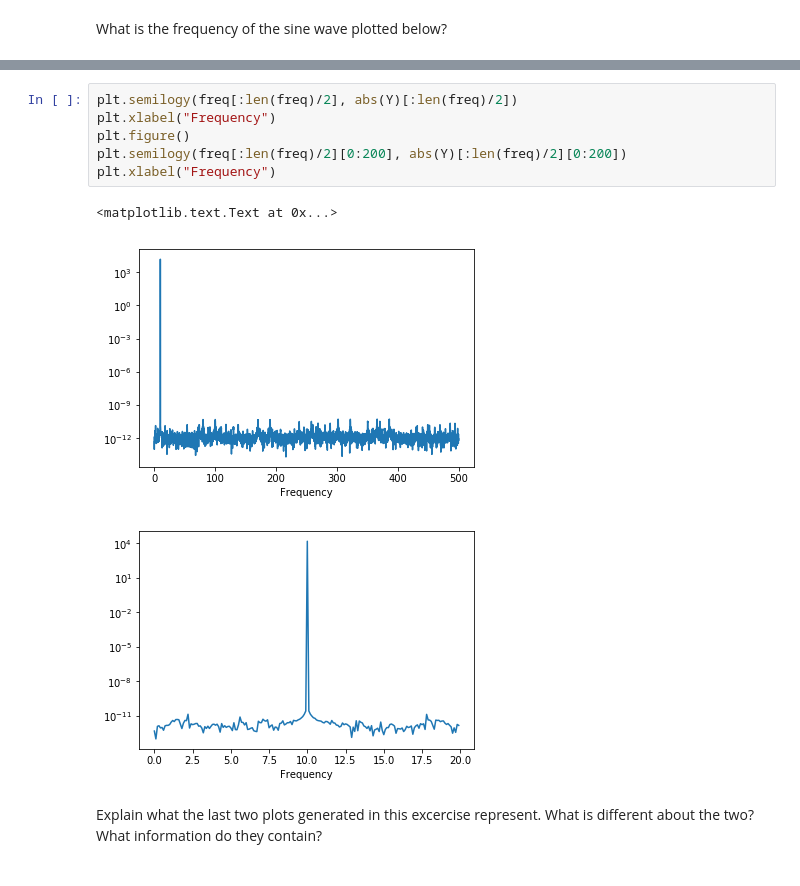
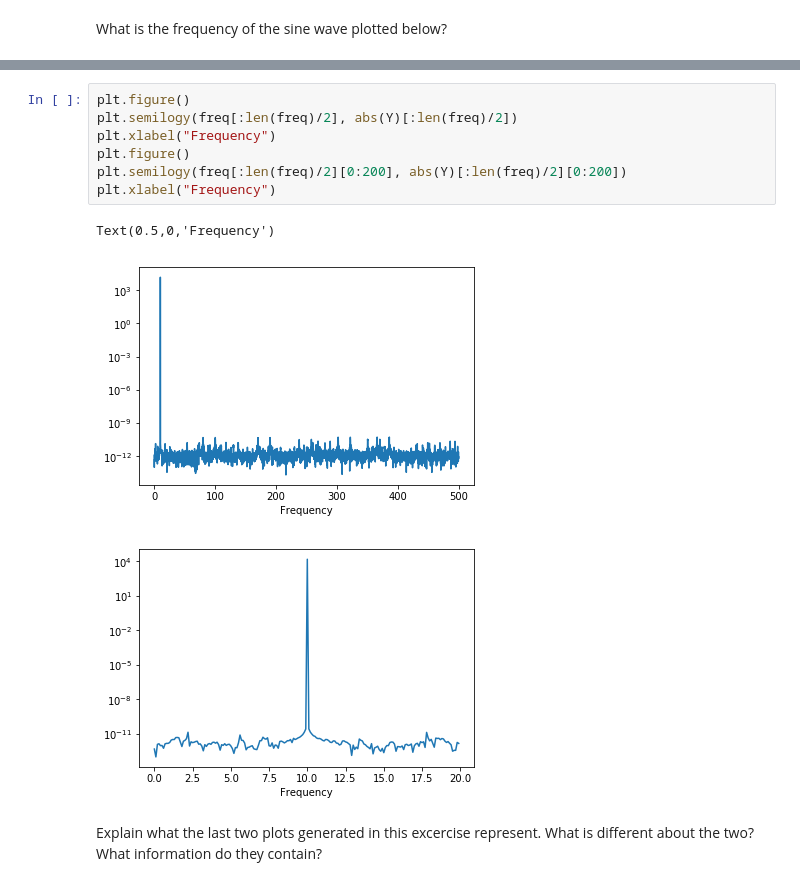
Before and after one commit to rmcgorty/PythonTutorials, a Jupyter notebook: 03_AdditionalPythonTutorial.ipynb, the cells around one changed output, grey strips where cells are left out. Saved outputs shown, nothing was run; the diff lists cells and outputs as text.

```diff
--- a/03_AdditionalPythonTutorial.ipynb
+++ b/03_AdditionalPythonTutorial.ipynb
@@ -65,15 +65,16 @@ plt.plot(freq, abs(Y))
 [<matplotlib.lines.Line2D at 0x...>]
 [figure]
 # %%
+plt.figure()
 plt.semilogy(freq[:len(freq)/2], abs(Y)[:len(freq)/2])
 plt.xlabel("Frequency")
 plt.figure()
 plt.semilogy(freq[:len(freq)/2][0:200], abs(Y)[:len(freq)/2][0:200])
 plt.xlabel("Frequency")
 # %% [output]
-<matplotlib.text.Text at 0x...>
+Text(0.5,0,'Frequency')
-[figure, old version]
+[figure, new version]
-[figure, old version]
+[figure, new version]
 # %% [markdown]
 Explain what the last two plots generated in this excercise represent. What is different about the two? What information do they contain?
 # %% [markdown]
```
Also changed, not shown: parts of 11 cells of this notebook.
